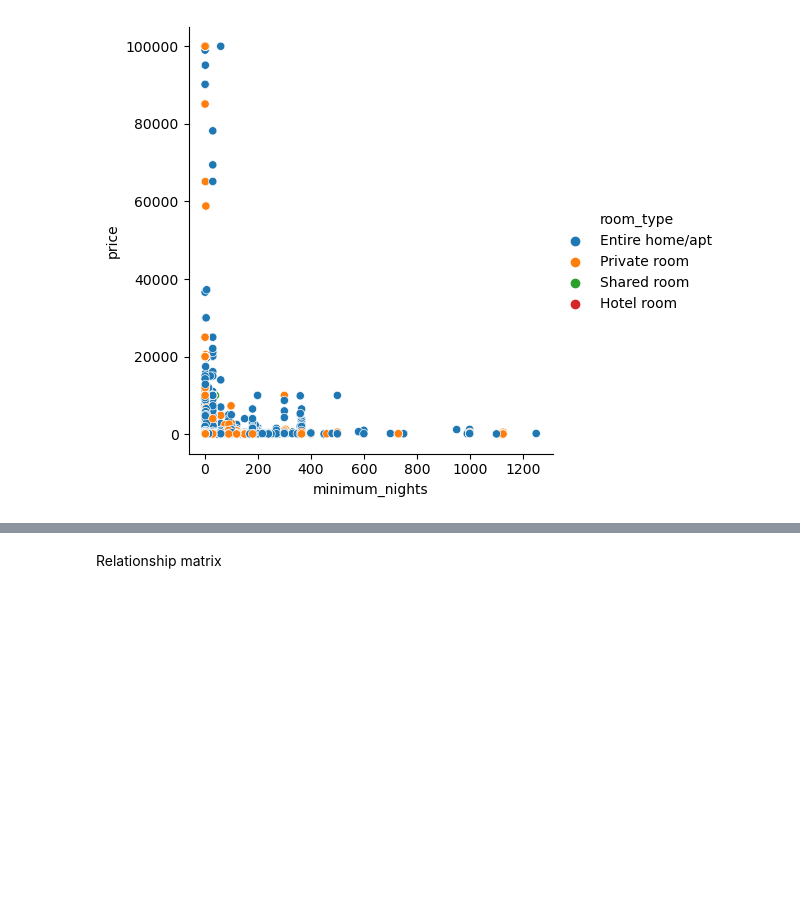
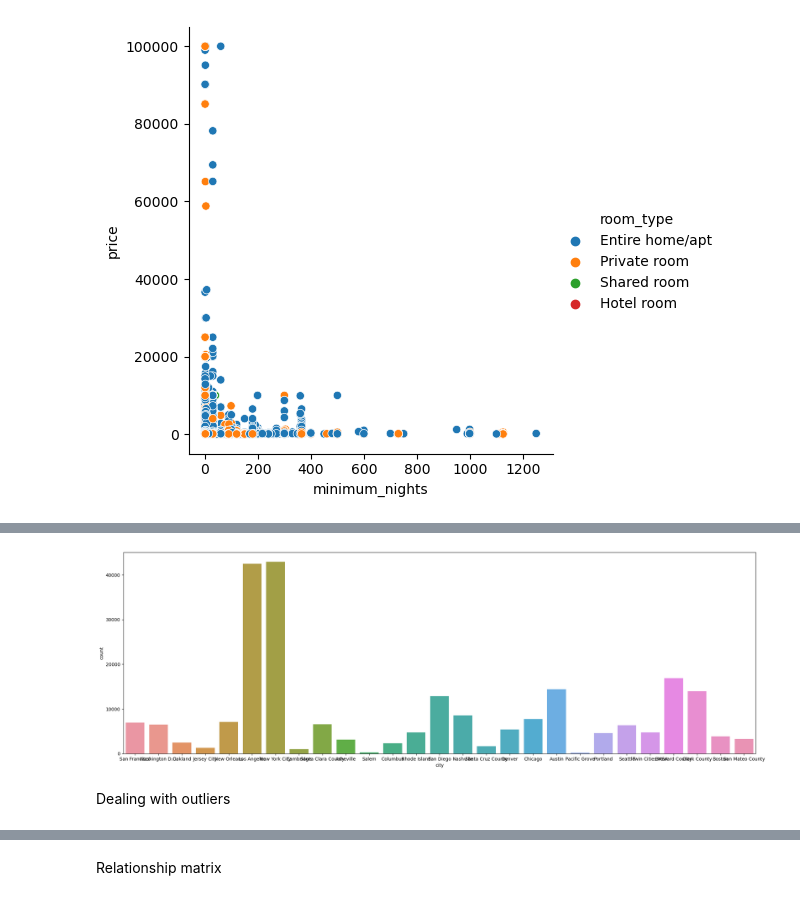
Before and after one commit to flo-shi/BNB-Price-Prediction, a Jupyter notebook: prediction.ipynb, the cells around one changed output, grey strips where cells are left out. Drawn from its saved outputs; the diff is of its cells as text; code cells hidden in the pictures; blank space fills up the shorter version.

Commit message:
outliers

```diff
--- a/prediction.ipynb
+++ b/prediction.ipynb
@@ -233,0 +235,8 @@ There is no relationship between price and nights.
+# %%
+plt.figure(figsize=(25, 8))
+sns.countplot(data=new_df, x='city')
+plt.show()
+# %% [output]
+[figure, added]
+# %% [markdown]
+Dealing with outliers
```
Also changed, not shown: parts of 9 cells of this notebook.
